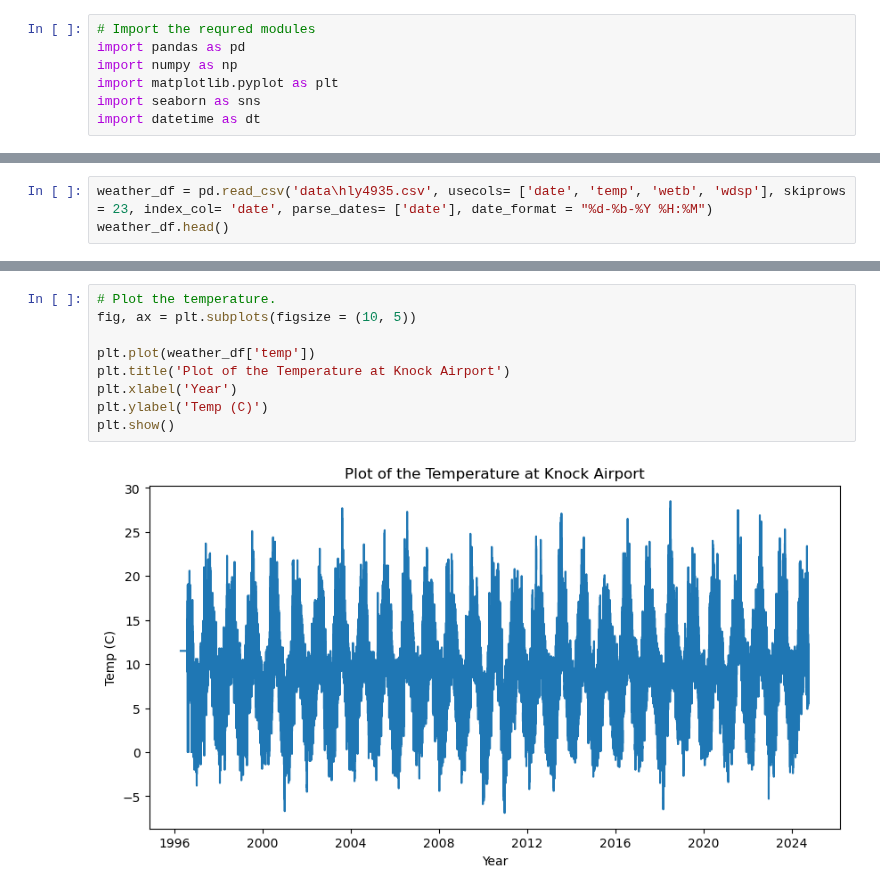
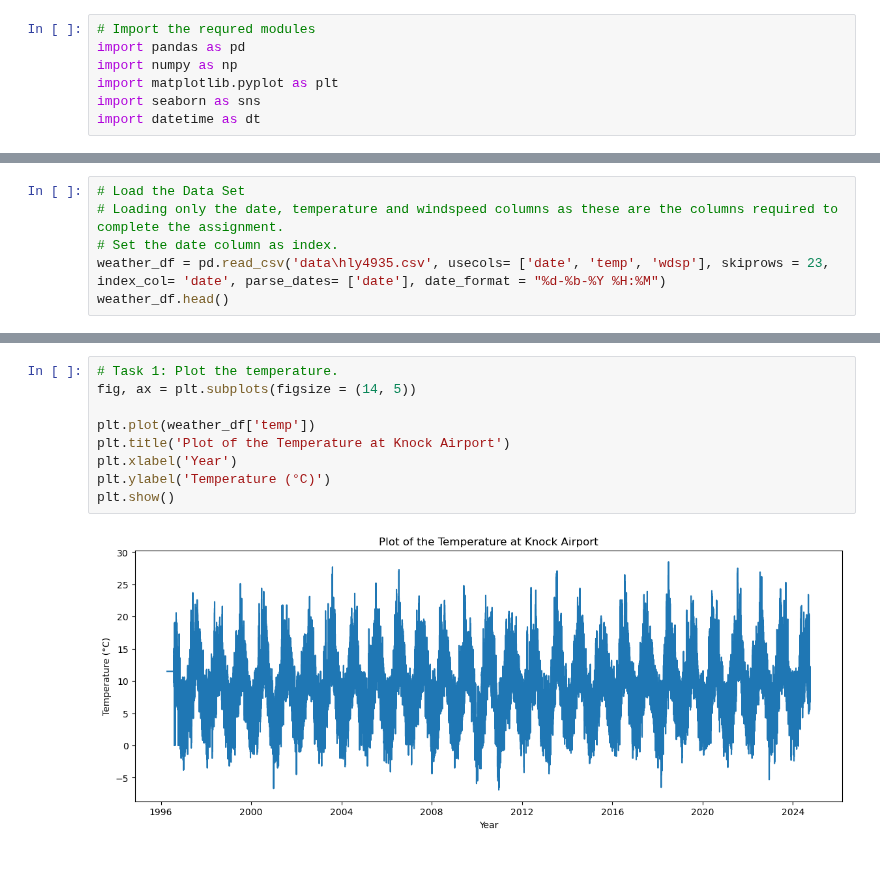
Before and after one commit to IreneKilgannon/PFDA, a Jupyter notebook: PFDA-assignments/assignment_6_Weather.ipynb, the cells around one changed output, grey strips where cells are left out. Saved outputs shown, nothing was run; the diff lists cells and outputs as text; blank space fills up the shorter version.

Commit message:
working on assignment-6_weather. Added introduction, improving plots

```diff
--- a/PFDA-assignments/assignment_6_Weather.ipynb
+++ b/PFDA-assignments/assignment_6_Weather.ipynb
@@ -30,4 +51,7 @@ Cleaning the csv file. Used find and replace ', ' replaced with ','
 # %%
-weather_df = pd.read_csv('data\hly4935.csv', usecols= ['date', 'temp', 'wetb', 'wdsp'], skiprows = 23, index_col= 'date', parse_dates= ['date'], date_format = "%d-%b-%Y %H:%M")
+# Load the Data Set
+# Loading only the date, temperature and windspeed columns as these are the columns required to complete the assignment.
+# Set the date column as index.
+weather_df = pd.read_csv('data\hly4935.csv', usecols= ['date', 'temp', 'wdsp'], skiprows = 23, index_col= 'date', parse_dates= ['date'], date_format = "%d-%b-%Y %H:%M")
 weather_df.head()
 # %% [output]
@@ -88,11 +111,11 @@ memory usage: 6.6 MB
 # %%
-# Plot the temperature.
-fig, ax = plt.subplots(figsize = (10, 5))
+# Task 1: Plot the temperature.
+fig, ax = plt.subplots(figsize = (14, 5))
 
 plt.plot(weather_df['temp'])
 plt.title('Plot of the Temperature at Knock Airport')
 plt.xlabel('Year')
-plt.ylabel('Temp (C)')
+plt.ylabel('Temperature (°C)')
 plt.show()
 # %% [output]
-[figure, old version]
+[figure, new version]
```
Also changed, not shown: parts of 45 cells of this notebook, 3 other files.
